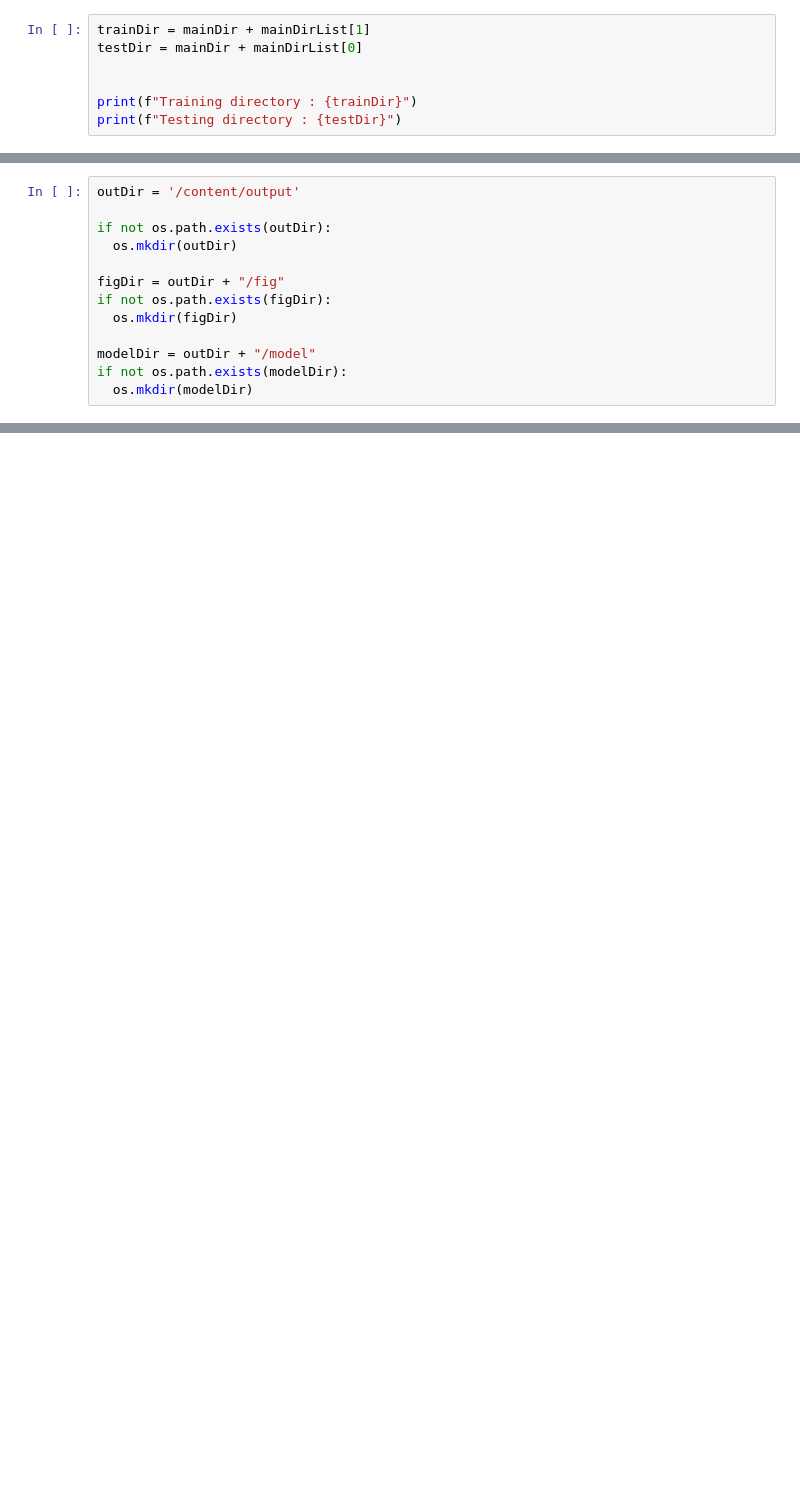
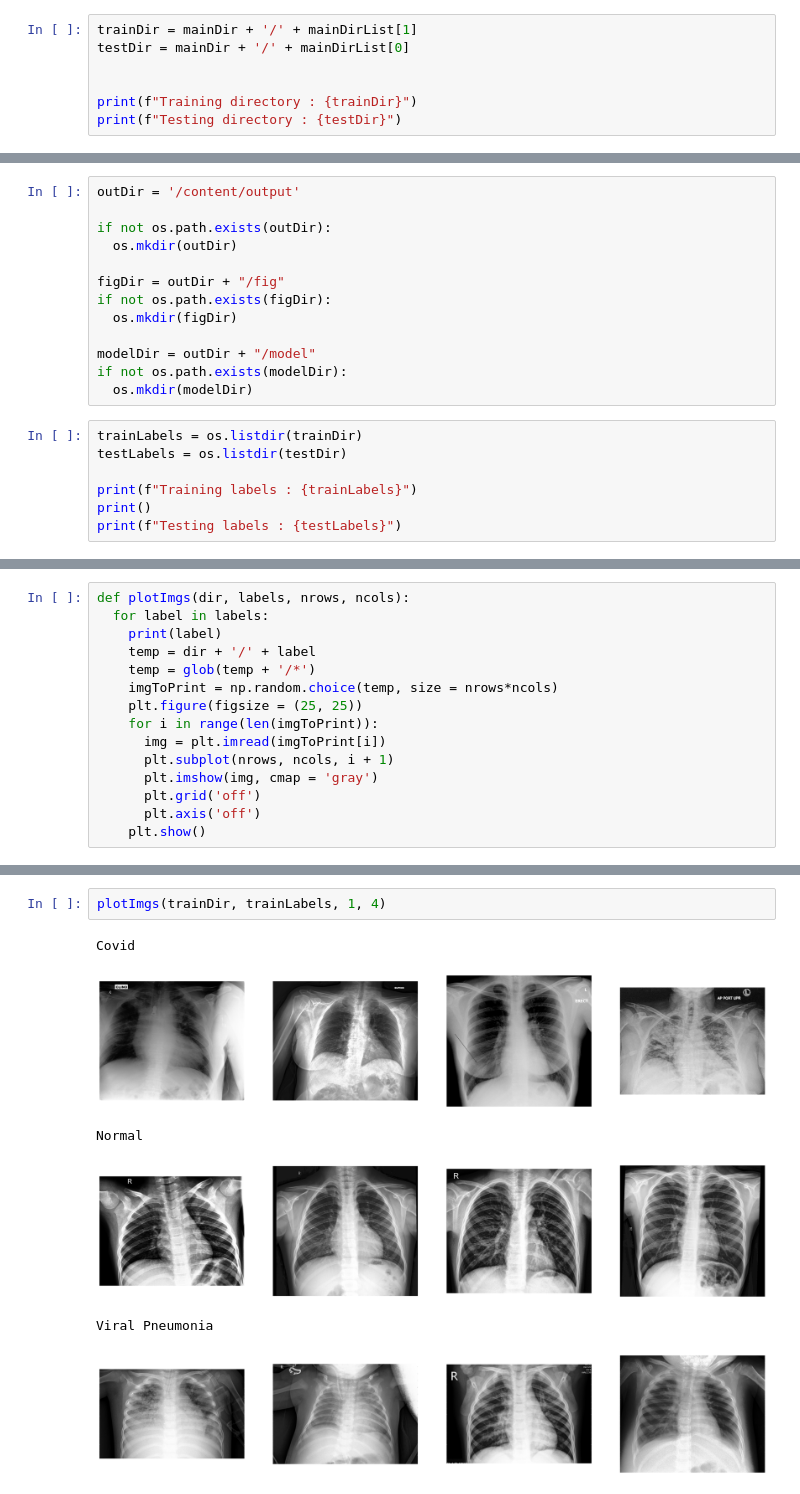
Before and after one commit to pinilDissanayaka/COVID-19-Detection-from-Chest-X-rays, a Jupyter notebook: code/Notebook1.ipynb, the cells around one changed output, grey strips where cells are left out. Cells and saved outputs as stored; diff of their text form; blank space fills up the shorter version.

```diff
--- a/code/Notebook1.ipynb
+++ b/code/Notebook1.ipynb
@@ -78,8 +81,8 @@ mainDirList
 # %% [output]
 ['test', 'train']
 # %%
-trainDir = mainDir + mainDirList[1]
-testDir = mainDir + mainDirList[0]
+trainDir = mainDir + '/' + mainDirList[1]
+testDir = mainDir + '/' + mainDirList[0]
 
 
 print(f"Training directory : {trainDir}")
@@ -100,3 +103,10 @@ if not os.path.exists(figDir):
 modelDir = outDir + "/model"
 if not os.path.exists(modelDir):
   os.mkdir(modelDir)
+# %%
+trainLabels = os.listdir(trainDir)
+testLabels = os.listdir(testDir)
+
+print(f"Training labels : {trainLabels}")
+print()
+print(f"Testing labels : {testLabels}")
@@ -102,0 +117,15 @@ if not os.path.exists(modelDir):
+# %%
+def plotImgs(dir, labels, nrows, ncols):
+  for label in labels:
+    print(label)
+    temp = dir + '/' + label
+    temp = glob(temp + '/*')
+    imgToPrint = np.random.choice(temp, size = nrows*ncols)
+    plt.figure(figsize = (25, 25))
+    for i in range(len(imgToPrint)):
+      img = plt.imread(imgToPrint[i])
+      plt.subplot(nrows, ncols, i + 1)
+      plt.imshow(img, cmap = 'gray')
+      plt.grid('off')
+      plt.axis('off')
+    plt.show()
@@ -102,0 +140,9 @@ if not os.path.exists(modelDir):
+# %%
+plotImgs(trainDir, trainLabels, 1, 4)
+# %% [output]
+Covid
+[figure, added]
+Normal
+[figure, added]
+Viral Pneumonia
+[figure, added]
```
Also changed, not shown: parts of 11 cells of this notebook.
